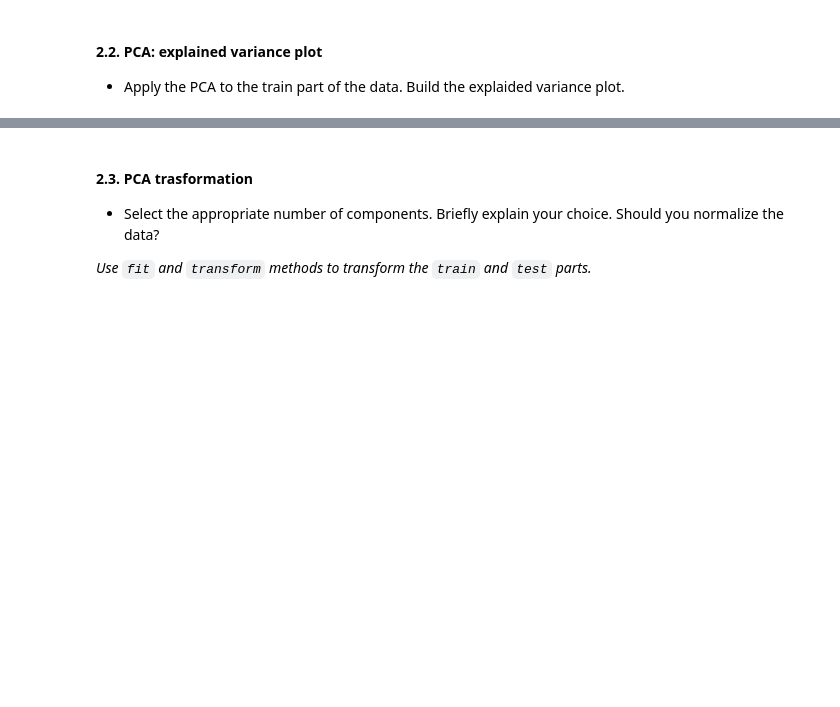
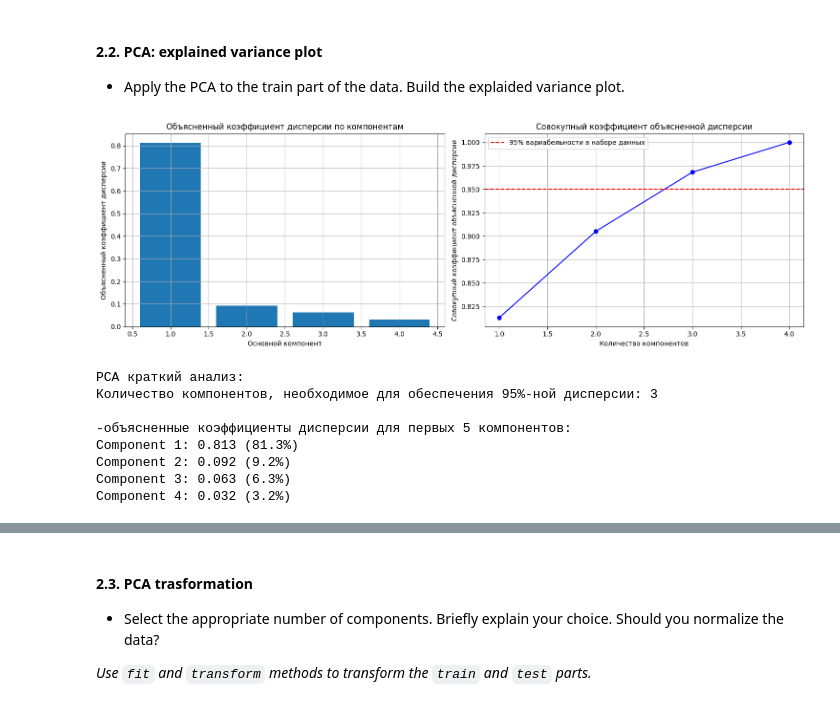
Before and after one commit to JannaBabicheva/lab01_ml_pipeline, a Jupyter notebook: Babicheva_"lab01_part2_ml_pipeline_ipynb".ipynb, the cells around one changed output, grey strips where cells are left out. Saved outputs shown, nothing was run; the diff lists cells and outputs as text; code cells hidden in the pictures; blank space fills up the shorter version.

```diff
--- a/Babicheva_"lab01_part2_ml_pipeline_ipynb".ipynb
+++ b/Babicheva_"lab01_part2_ml_pipeline_ipynb".ipynb
@@ -133,3 +668,57 @@ Here you are supposed to perform the desired transformations. Please, explain yo
 * Apply the PCA to the train part of the data. Build the explaided variance plot.
 # %%
 ### YOUR CODE HERE
+# %%
+def analyze_pca(X_train):
+    # Fit PCA без ограничения количества компонентов
+    pca = PCA()
+    pca.fit(X_train)
+
+    # Вычисление совокупного коэффициента объясненной дисперсии
+    cumulative_variance_ratio = np.cumsum(pca.explained_variance_ratio_)
+
+    #
+    fig, (ax1, ax2) = plt.subplots(1, 2, figsize=(15, 5))
+
+    # Plot 1: Объясненный коэффициент дисперсии для каждого компонента (мера доли общей дисперсии в исходном наборе данных, которую объясняет каждый главный компонент. Отношение его собственного значения к сумме собственных значений всех основных компонентов.)
+    components = range(1, len(pca.explained_variance_ratio_) + 1)
+    ax1.bar(components, pca.explained_variance_ratio_)
+    ax1.set_xlabel('Основной компонент')
+    ax1.set_ylabel('Объясненный коэффициент дисперсии')
+    ax1.set_title('Объясненный коэффициент дисперсии по компонентам')
+    ax1.grid(True)
+
+    # Plot 2: Совокупный коэффициент объясненной дисперсии
+    ax2.plot(components, cumulative_variance_ratio, 'b-', marker='o')
+    ax2.axhline(y=0.95, color='r', linestyle='--', label='95% вариабельности в наборе данных')
+    ax2.set_xlabel('Количество компонентов')
+    ax2.set_ylabel('Совокупный коэффициент объясненной дисперсии')
+    ax2.set_title('Совокупный коэффициент объясненной дисперсии')
+    ax2.grid(True)
+    ax2.legend()
+
+    plt.tight_layout()
+    plt.show()
+
+    # Печать сводной статистики
+    n_components_95 = np.argmax(cumulative_variance_ratio >= 0.95) + 1
+    print("\nPCA краткий анализ:")
+    print(f"Количество компонентов, необходимое для обеспечения 95%-ной дисперсии: {n_components_95}")
+    print("\n-объясненные коэффициенты дисперсии для первых 5 компонентов:")
+    for i, ratio in enumerate(pca.explained_variance_ratio_[:5], 1):
+        print(f"Component {i}: {ratio:.3f} ({ratio*100:.1f}%)")
+
+    return pca
+
+# Запуск анализа PCA
+pca_results = analyze_pca(X_train_processed)
+# %% [output]
+[figure, added]
+PCA краткий анализ:
+Количество компонентов, необходимое для обеспечения 95%-ной дисперсии: 3
+
+-объясненные коэффициенты дисперсии для первых 5 компонентов:
+Component 1: 0.813 (81.3%)
+Component 2: 0.092 (9.2%)
+Component 3: 0.063 (6.3%)
+Component 4: 0.032 (3.2%)
```
Also changed, not shown: parts of 27 cells of this notebook.
